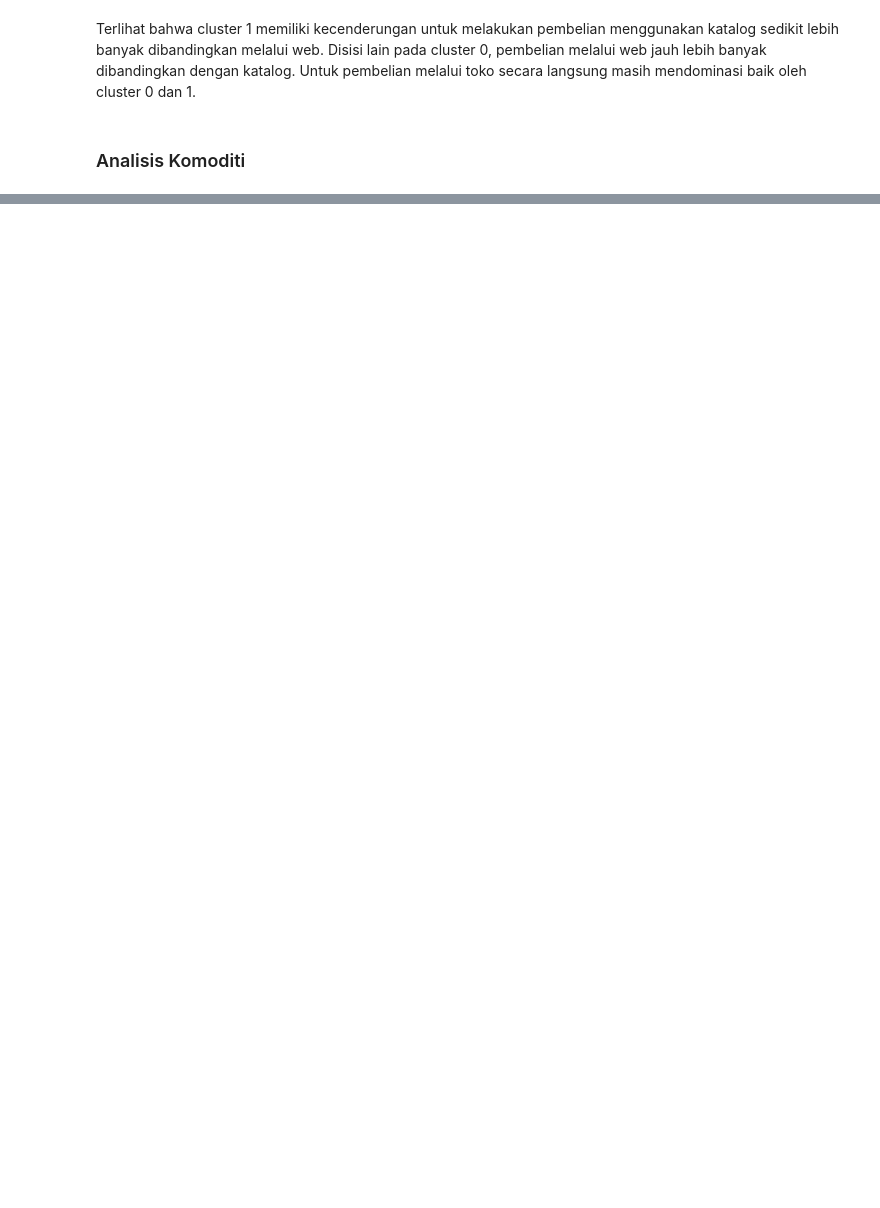
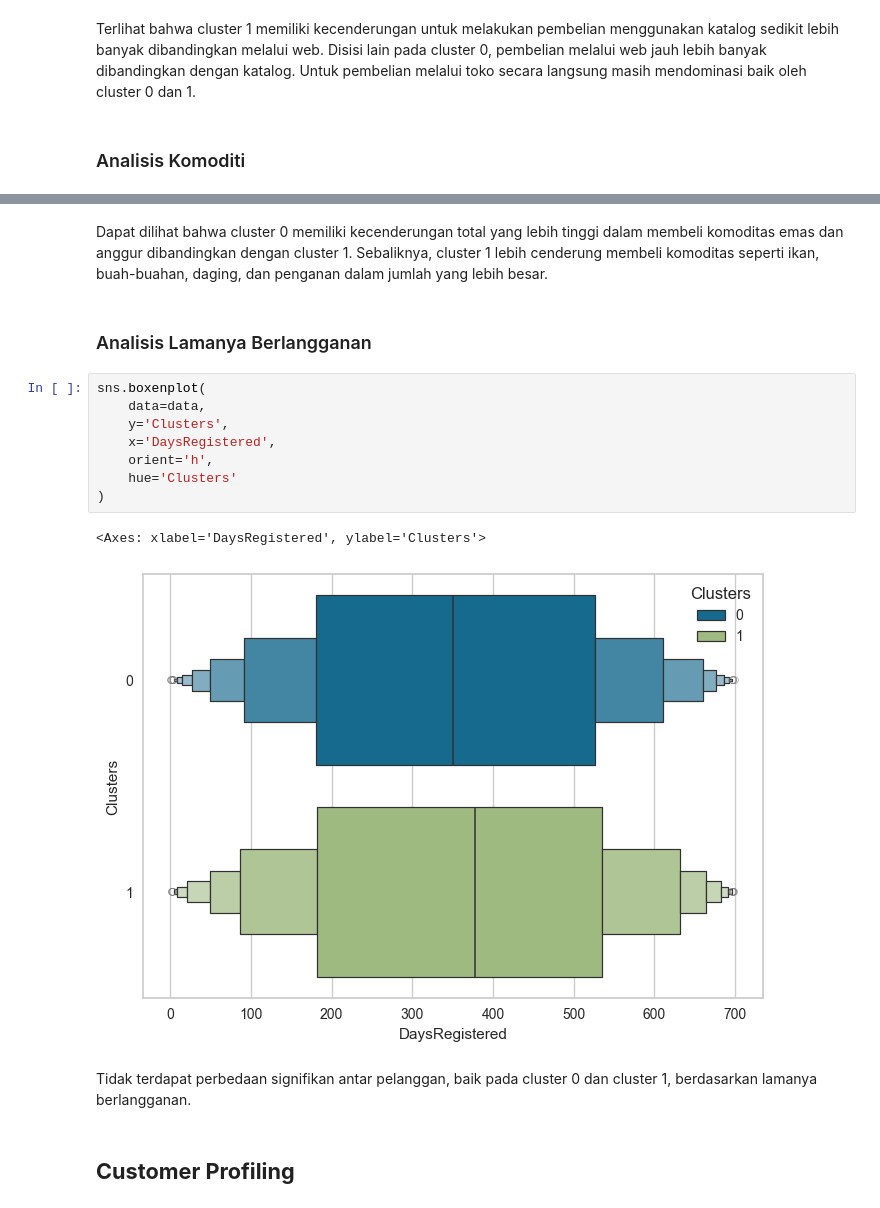
Before and after one commit to reyharighy/Data-Raya-UTS, a Jupyter notebook: data_mining.ipynb, the cells around one changed output, grey strips where cells are left out. Saved outputs shown, nothing was run; the diff lists cells and outputs as text; blank space fills up the shorter version.

```diff
--- a/data_mining.ipynb
+++ b/data_mining.ipynb
@@ -1243,0 +1249,19 @@ data[['Fish', 'Fruits', 'Gold', 'Meat', 'Sweet', 'Wines', 'Clusters']]
+# %% [markdown]
+Dapat dilihat bahwa cluster 0 memiliki kecenderungan total yang lebih tinggi dalam membeli komoditas emas dan anggur dibandingkan dengan cluster 1. Sebaliknya, cluster 1 lebih cenderung membeli komoditas seperti ikan, buah-buahan, daging, dan penganan dalam jumlah yang lebih besar.
+# %% [markdown]
+### Analisis Lamanya Berlangganan
+# %%
+sns.boxenplot(
+    data=data,
+    y='Clusters',
+    x='DaysRegistered',
+    orient='h',
+    hue='Clusters'
+)
+# %% [output]
+<Axes: xlabel='DaysRegistered', ylabel='Clusters'>
+[figure, added]
+# %% [markdown]
+Tidak terdapat perbedaan signifikan antar pelanggan, baik pada cluster 0 dan cluster 1, berdasarkan lamanya berlangganan.
+# %% [markdown]
+## **Customer Profiling**
```
Also changed, not shown: parts of 16 cells of this notebook.
